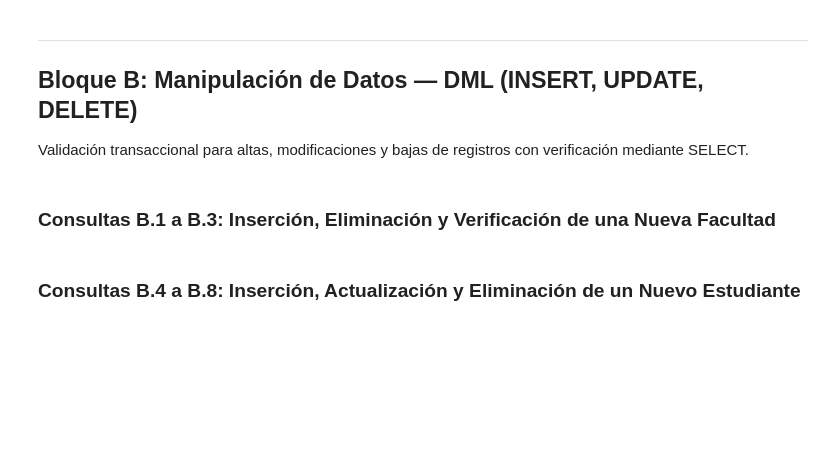
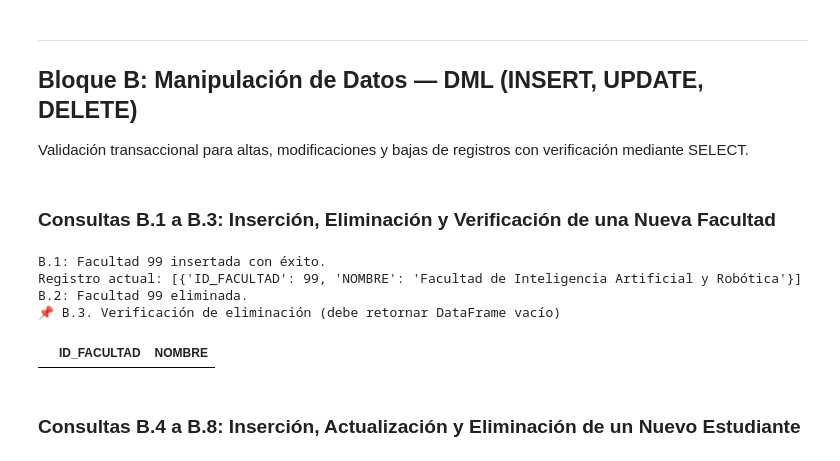
Before and after one commit to joserojas07-bit/IA-CienciaDatos2026-2, a Jupyter notebook: TAREA_3_SQL/PROTOCOLO/Taller_SQL_IA_Antigravity.ipynb, the cells around one changed output. Drawn from its saved outputs; the diff is of its cells as text; code cells hidden in the pictures; blank space fills up the shorter version.

```diff
--- a/TAREA_3_SQL/PROTOCOLO/Taller_SQL_IA_Antigravity.ipynb
+++ b/TAREA_3_SQL/PROTOCOLO/Taller_SQL_IA_Antigravity.ipynb
@@ -204,26 +289,32 @@ Validación transaccional para altas, modificaciones y bajas de registros con ve
 # %%
 cursor = conn.cursor()
 
 # B.1: Inserción de nueva facultad
-cursor.execute(\"\"\"
+cursor.execute('''
 INSERT INTO FACULTADES (ID_FACULTAD, NOMBRE)
 VALUES (99, 'Facultad de Inteligencia Artificial y Robótica');
-\"\"\")
+''')
 conn.commit()
 print("B.1: Facultad 99 insertada con éxito.")
 
 # Comprobación de inserción
 df_inserted = pd.read_sql_query("SELECT * FROM FACULTADES WHERE ID_FACULTAD = 99;", conn)
 print("Registro actual:", df_inserted.to_dict(orient='records'))
 
 # B.2: Eliminación de la facultad recién insertada
 cursor.execute("DELETE FROM FACULTADES WHERE ID_FACULTAD = 99;")
 conn.commit()
 print("B.2: Facultad 99 eliminada.")
 
 # B.3: Verificación de eliminación
 q_b3 = "SELECT * FROM FACULTADES WHERE ID_FACULTAD = 99;"
 run_query(q_b3, "B.3. Verificación de eliminación (debe retornar DataFrame vacío)")
+# %% [output]
+B.1: Facultad 99 insertada con éxito.
+Registro actual: [{'ID_FACULTAD': 99, 'NOMBRE': 'Facultad de Inteligencia Artificial y Robótica'}]
+B.2: Facultad 99 eliminada.
+📌 B.3. Verificación de eliminación (debe retornar DataFrame vacío)
+|  | ID_FACULTAD | NOMBRE |
 # %% [markdown]
 ### Consultas B.4 a B.8: Inserción, Actualización y Eliminación de un Nuevo Estudiante
 # %%
```
Also changed, not shown: parts of 28 cells of this notebook, 1 other file.
